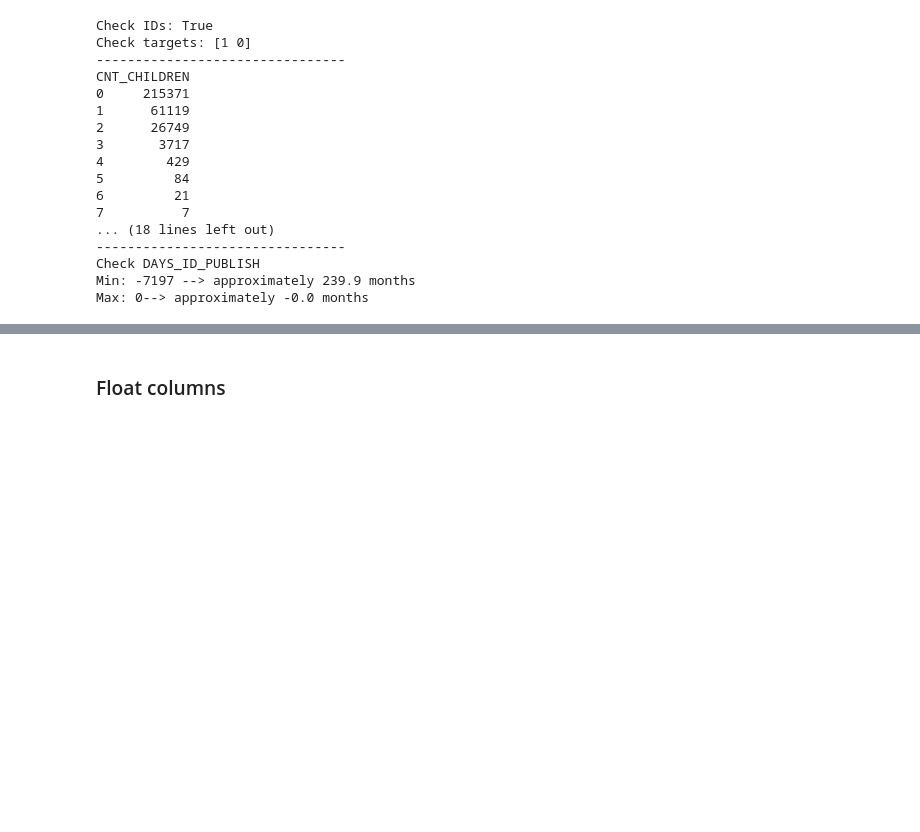
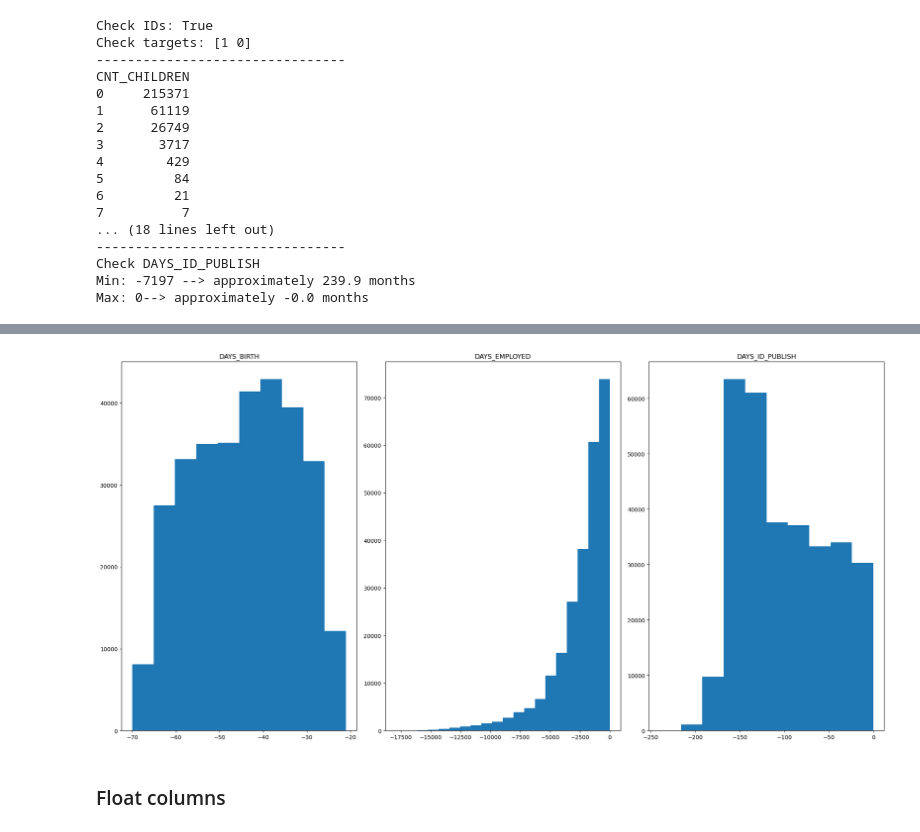
Before and after one commit to PhamMaiLinh-2403/Home_Credit_Default_Risk, a Jupyter notebook: EDA.ipynb, the cells around one changed output, grey strips where cells are left out. Cells and saved outputs as stored; diff of their text form; code cells hidden in the pictures; blank space fills up the shorter version.

```diff
--- a/EDA.ipynb
+++ b/EDA.ipynb
@@ -260,3 +314,19 @@ Max: 0--> approximately -0.0 months
+# %%
+fig, ax = plt.subplots(1, 3, figsize=(20, 10))
+
+# ax[0, 0].hist(application_train['CNT_CHILDREN'], bins=range(application_train['CNT_CHILDREN'].min(), application_train['CNT_CHILDREN'].max()))
+ax[0].hist(application_train['DAYS_BIRTH'] // 365)
+ax[0].set_title('DAYS_BIRTH')
+ax[1].hist(application_train[application_train['DAYS_EMPLOYED'] < 0]['DAYS_EMPLOYED'], bins=20)
+ax[1].set_title('DAYS_EMPLOYED')
+ax[2].hist(application_train['DAYS_ID_PUBLISH'] // 30)
+ax[2].set_title('DAYS_ID_PUBLISH')
+# ax[1, 2].hist(application_train['HOUR_APPR_PROCESS_START'])
+
+plt.tight_layout()
+plt.show()
+# %% [output]
+[figure, added]
 # %% [markdown]
 ### Float columns
 # %% [markdown]
```
Also changed, not shown: parts of 5 cells of this notebook.
